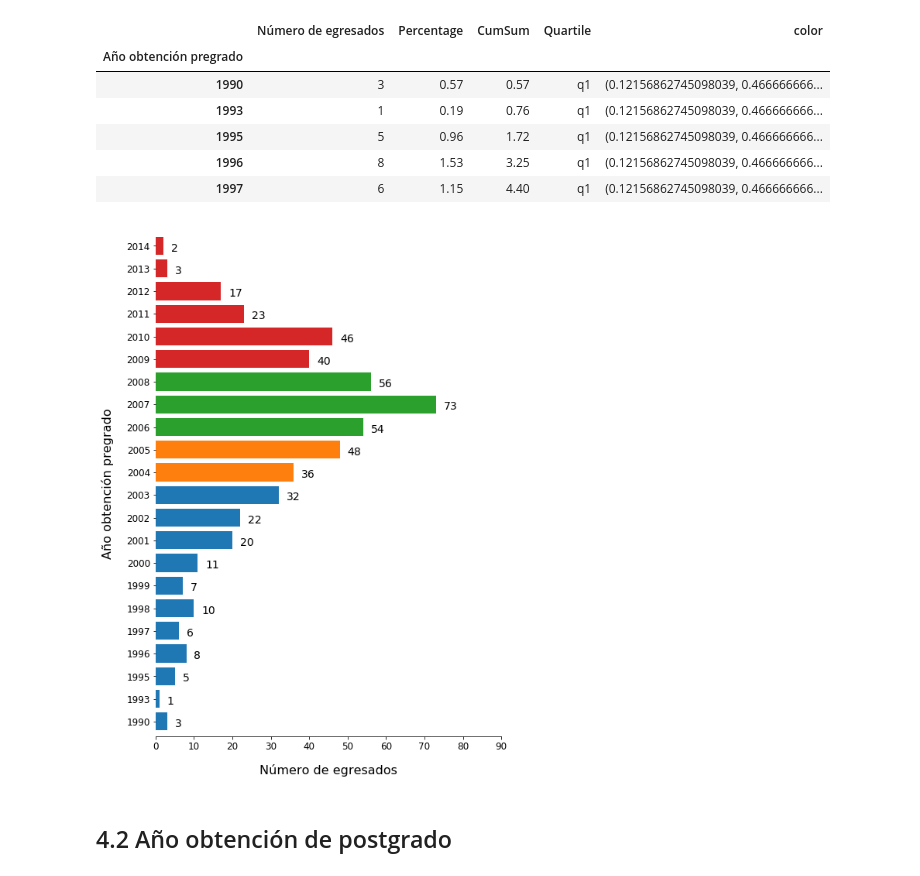
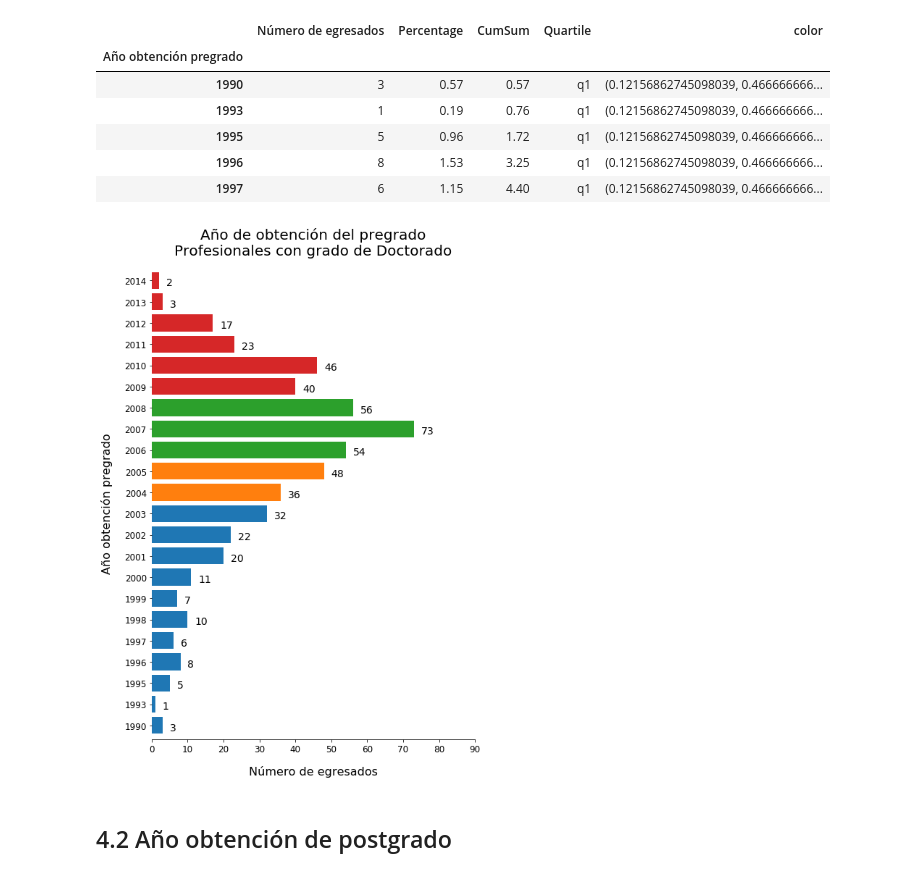
Before and after one commit to anipchile/encuesta_2018, a Jupyter notebook: notebooks/03 - Analisis de encuesta de insercion - Doctorado.ipynb, the cells around one changed output. Saved outputs shown, nothing was run; the diff lists cells and outputs as text; code cells hidden in the pictures.

Commit message:
Updated notebooks and figures

```diff
--- a/notebooks/03 - Analisis de encuesta de insercion - Doctorado.ipynb
+++ b/notebooks/03 - Analisis de encuesta de insercion - Doctorado.ipynb
@@ -484,25 +484,26 @@ data_plot.head()
 # %%
 plot_field="Número de egresados"
 
 fig, ax = plt.subplots(1,1, figsize=(8,12))
 data_plot[plot_field].plot(kind='barh', ax=ax,
                fontsize=12, rot=0, width=0.8, color=data_plot['color'])
 
 ax.spines['left'].set_visible(False)
 ax.spines['right'].set_visible(False)
 ax.spines['top'].set_visible(False)
 
 ax.set_xlim(0,90)
 ax.set_xlabel('Número de egresados')
+plt.title("Año de obtención del pregrado\nProfesionales con grado de Doctorado")
 
 for p in ax.patches:
     ax.annotate("{:d}".format(p.get_width()), (p.get_width() + 2, p.get_y()+0.3),
                fontsize=14, horizontalalignment='left', verticalalignment='center')
 
-plt.savefig('figures/doctorado/figura_2_año_obtencion_pregrado.jpg', bbox_inches='tight')
+plt.savefig('figures/doctorado/figura_2_año_obtencion_pregrado.png', bbox_inches='tight')
 plt.savefig('figures/doctorado/figura_2_año_obtencion_pregrado.pdf', bbox_inches='tight')
 # %% [output]
-[figure, old version]
+[figure, new version]
 # %%
 #encuesta_df.style.set_properties(subset=['Opinión sistema CTI'], **{'width': '300px'})
 #encuesta_df[encuesta_df['Año obtención pregrado']==2017]
```
Also changed, not shown: parts of 1 cell of this notebook, 11 other files.
